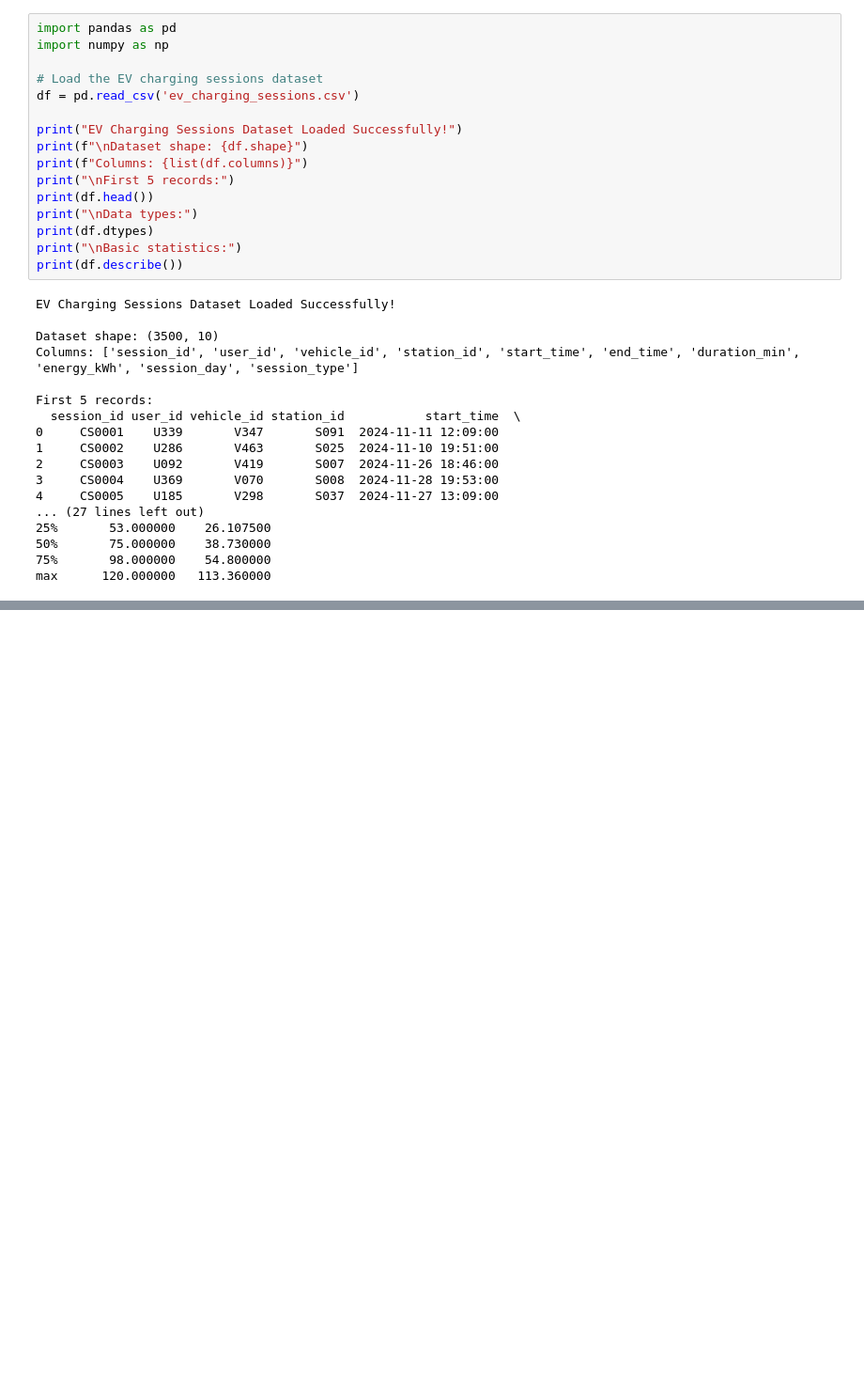
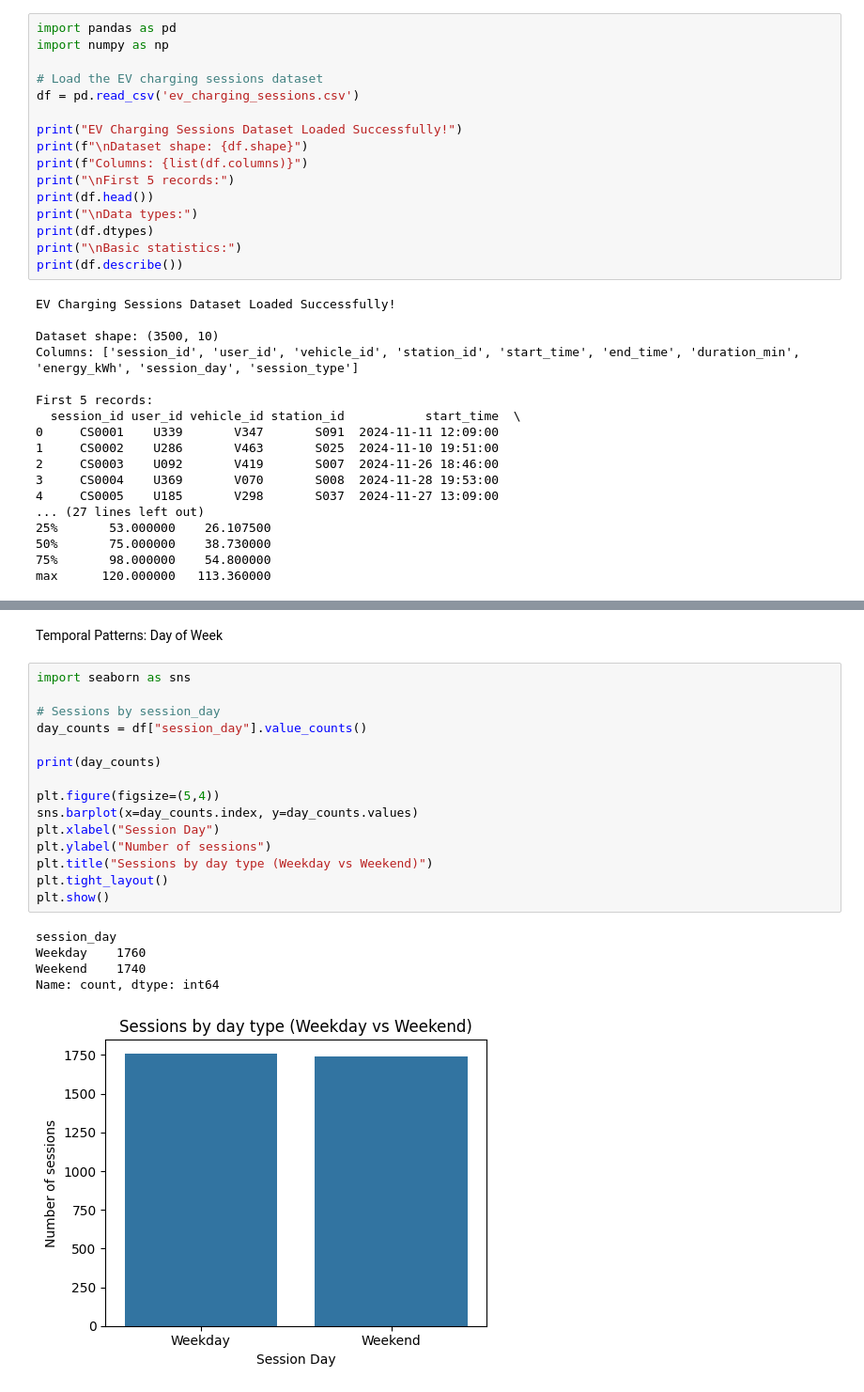
Before and after one commit to anirudh9280/EvoCharge, a Jupyter notebook: data/ev_charging_sessions/PP_charging_sessions.ipynb, the cells around one changed output, grey strips where cells are left out. Shown: that part at 94% size. Cells and saved outputs as stored; diff of their text form; blank space fills up the shorter version.

```diff
--- a/data/ev_charging_sessions/PP_charging_sessions.ipynb
+++ b/data/ev_charging_sessions/PP_charging_sessions.ipynb
@@ -34,0 +303,23 @@ max      120.000000   113.360000
+# %% [markdown]
+Temporal Patterns: Day of Week
+# %%
+import seaborn as sns
+
+# Sessions by session_day
+day_counts = df["session_day"].value_counts()
+
+print(day_counts)
+
+plt.figure(figsize=(5,4))
+sns.barplot(x=day_counts.index, y=day_counts.values)
+plt.xlabel("Session Day")
+plt.ylabel("Number of sessions")
+plt.title("Sessions by day type (Weekday vs Weekend)")
+plt.tight_layout()
+plt.show()
+# %% [output]
+session_day
+Weekday    1760
+Weekend    1740
+Name: count, dtype: int64
+[figure, added]
```
Also changed, not shown: parts of 27 cells of this notebook.
